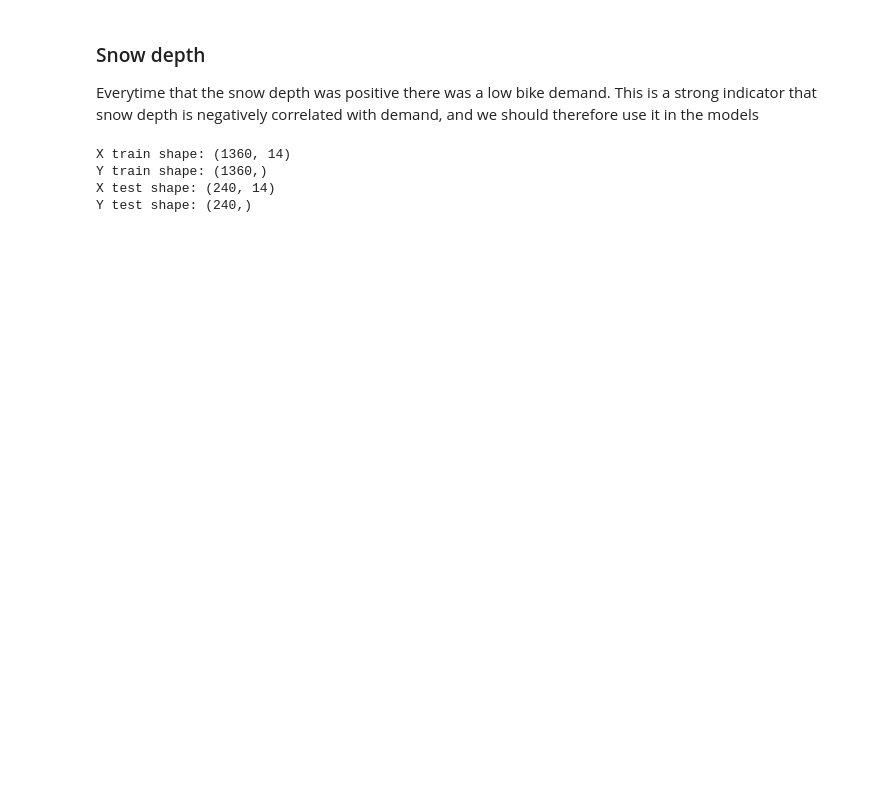
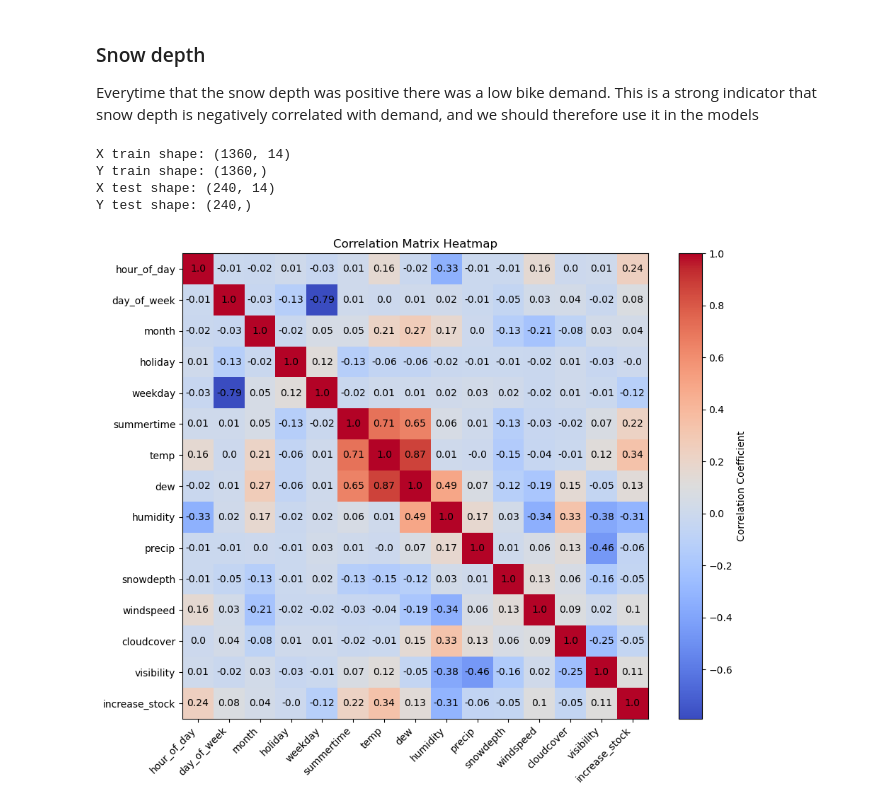
Before and after one commit to DanielVeress/SML_bikes, a Jupyter notebook: data_analysis.ipynb, the cells around one changed output. Saved outputs shown, nothing was run; the diff lists cells and outputs as text; code cells hidden in the pictures; blank space fills up the shorter version.

```diff
--- a/data_analysis.ipynb
+++ b/data_analysis.ipynb
@@ -421,3 +420,8 @@ Y test shape: (240,)
 # Some models are really sensitive to the range of the features, so it's sometimes beneficial to scale every feature's range.
 
 # TODO
+# %%
+from visualization import plot_correlations
+plot_correlations(processed_df)
+# %% [output]
+[figure, added]
```
Also changed, not shown: parts of 1 cell of this notebook, 7 other files.
